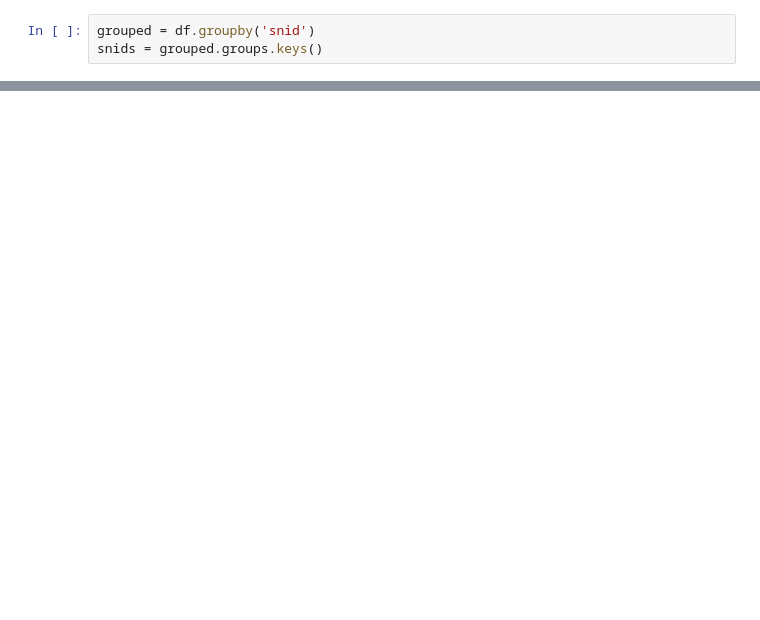
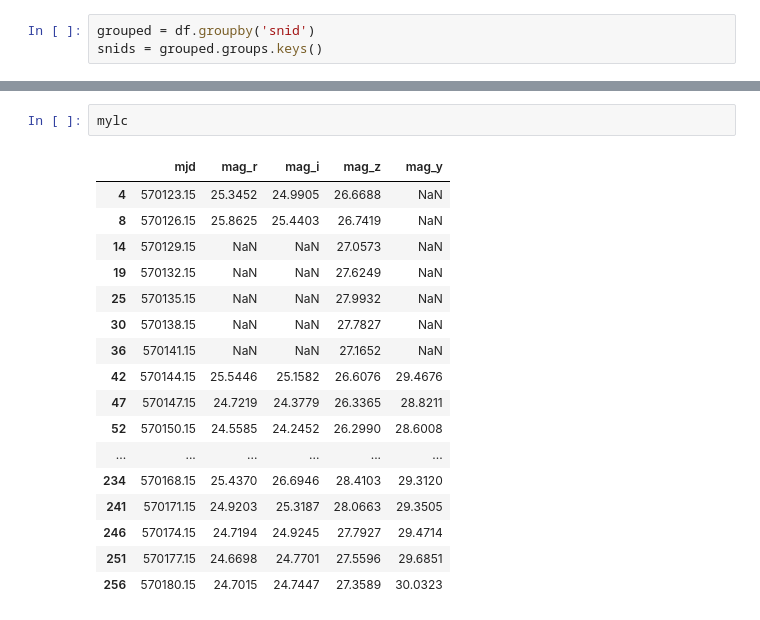
Before and after one commit to rbiswas4/scratch, a Jupyter notebook: pandas/pandas_sql.ipynb, the cells around one changed output, grey strips where cells are left out. Saved outputs shown, nothing was run; the diff lists cells and outputs as text; blank space fills up the shorter version.

```diff
--- a/pandas/pandas_sql.ipynb
+++ b/pandas/pandas_sql.ipynb
@@ -40,0 +86,20 @@ df.loc[grouped.groups[snids[0]]][['mag_r','mag_i','mag_z','mag_y']]
+# %%
+mylc
+# %% [output]
+|  | mjd | mag_r | mag_i | mag_z | mag_y |
+| 4 | 570123.15 | 25.3452 | 24.9905 | 26.6688 | NaN |
+| 8 | 570126.15 | 25.8625 | 25.4403 | 26.7419 | NaN |
+| 14 | 570129.15 | NaN | NaN | 27.0573 | NaN |
+| 19 | 570132.15 | NaN | NaN | 27.6249 | NaN |
+| 25 | 570135.15 | NaN | NaN | 27.9932 | NaN |
+| 30 | 570138.15 | NaN | NaN | 27.7827 | NaN |
+| 36 | 570141.15 | NaN | NaN | 27.1652 | NaN |
+| 42 | 570144.15 | 25.5446 | 25.1582 | 26.6076 | 29.4676 |
+| 47 | 570147.15 | 24.7219 | 24.3779 | 26.3365 | 28.8211 |
+| 52 | 570150.15 | 24.5585 | 24.2452 | 26.2990 | 28.6008 |
+| ... | ... | ... | ... | ... | ... |
+| 234 | 570168.15 | 25.4370 | 26.6946 | 28.4103 | 29.3120 |
+| 241 | 570171.15 | 24.9203 | 25.3187 | 28.0663 | 29.3505 |
+| 246 | 570174.15 | 24.7194 | 24.9245 | 27.7927 | 29.4714 |
+| 251 | 570177.15 | 24.6698 | 24.7701 | 27.5596 | 29.6851 |
+| 256 | 570180.15 | 24.7015 | 24.7447 | 27.3589 | 30.0323 |
```
Also changed, not shown: parts of 12 cells of this notebook, 1 other file.
